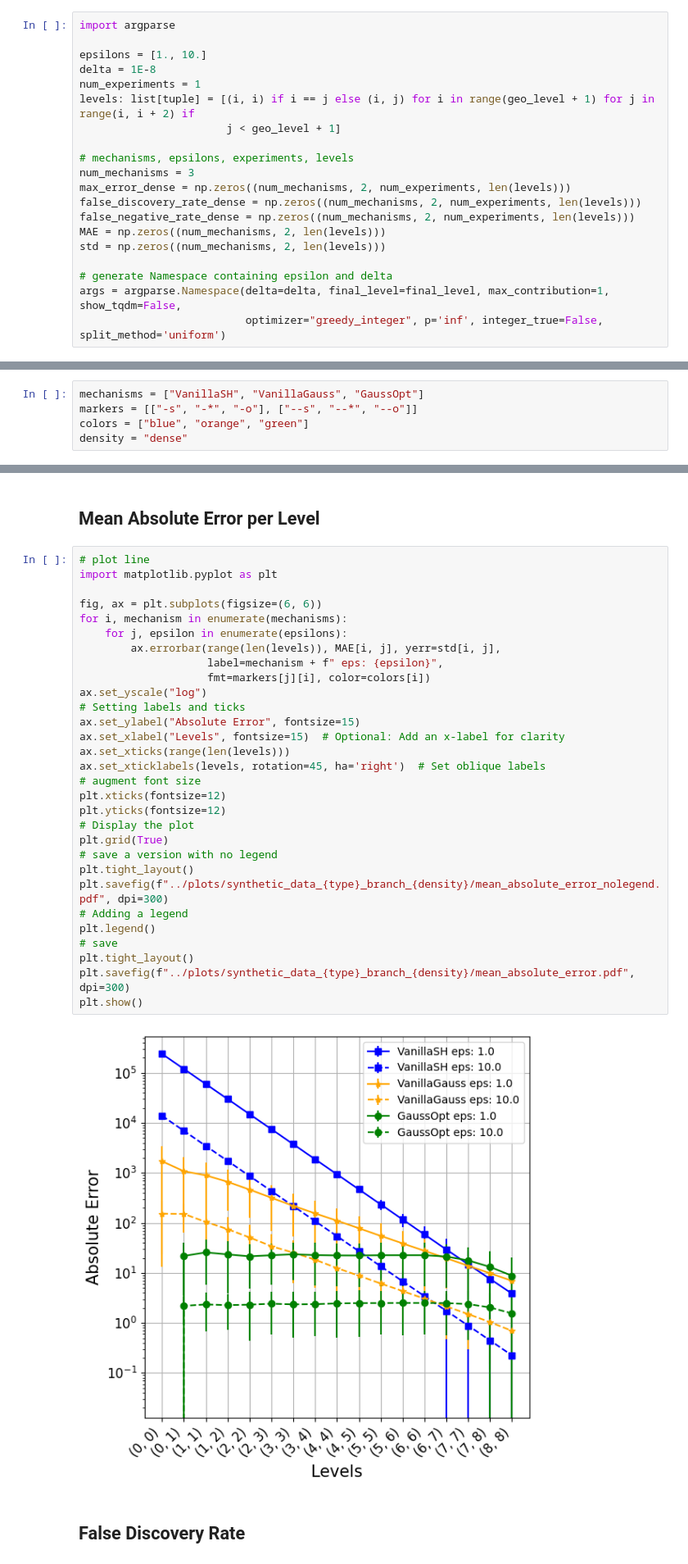
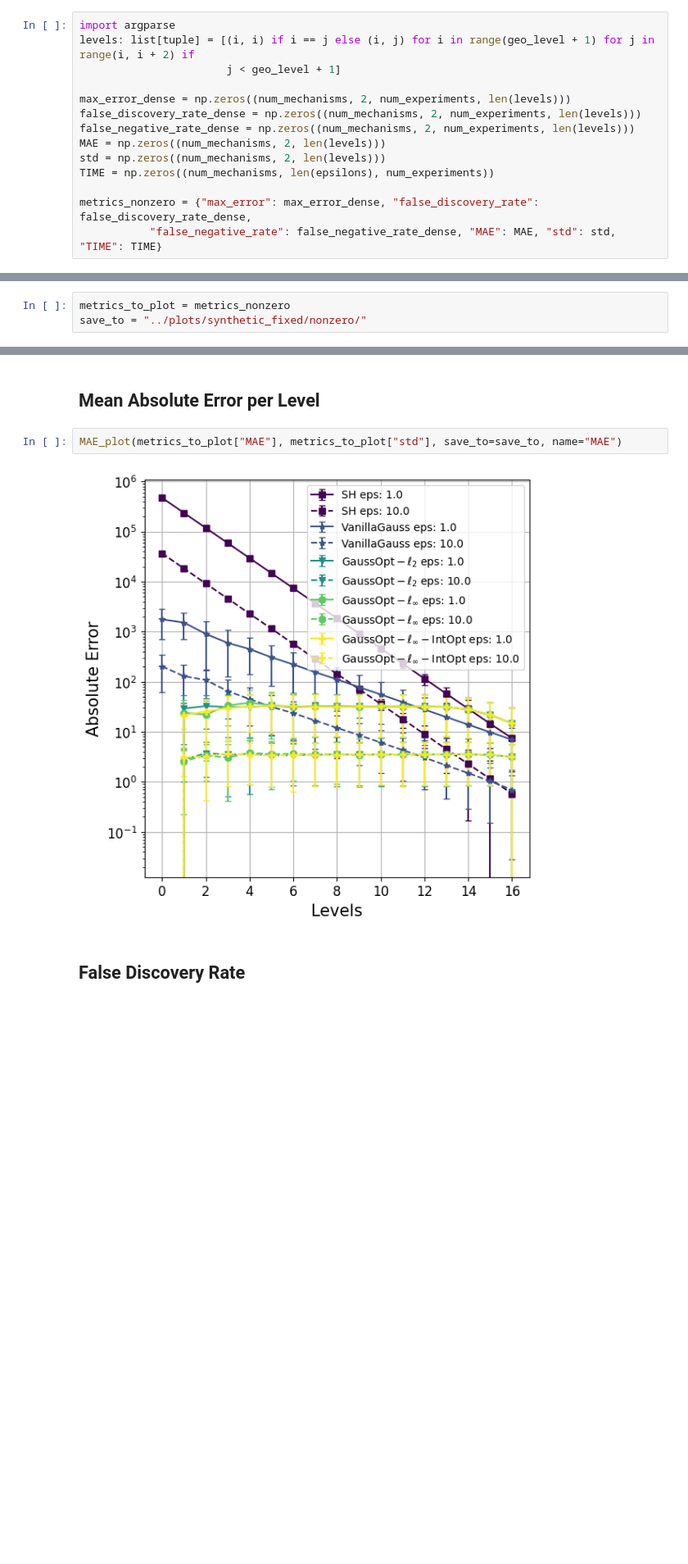
Before and after one commit to aidaLabDEI/TDA_hierarchical, a Jupyter notebook: notebooks/synthetic_data_fixed_branch.ipynb, the cells around one changed output, grey strips where cells are left out. Shown at 82% size. Cells and saved outputs as stored; diff of their text form; blank space fills up the shorter version.

```diff
--- a/notebooks/synthetic_data_fixed_branch.ipynb
+++ b/notebooks/synthetic_data_fixed_branch.ipynb
@@ -54,24 +230,18 @@ Sparsity of the data  0.0
 # Mechanism
 # %%
 import argparse
-
-epsilons = [1., 10.]
-delta = 1E-8
-num_experiments = 1
 levels: list[tuple] = [(i, i) if i == j else (i, j) for i in range(geo_level + 1) for j in range(i, i + 2) if
                        j < geo_level + 1]
 
-# mechanisms, epsilons, experiments, levels
-num_mechanisms = 3
 max_error_dense = np.zeros((num_mechanisms, 2, num_experiments, len(levels)))
 false_discovery_rate_dense = np.zeros((num_mechanisms, 2, num_experiments, len(levels)))
 false_negative_rate_dense = np.zeros((num_mechanisms, 2, num_experiments, len(levels)))
 MAE = np.zeros((num_mechanisms, 2, len(levels)))
 std = np.zeros((num_mechanisms, 2, len(levels)))
+TIME = np.zeros((num_mechanisms, len(epsilons), num_experiments))
 
-# generate Namespace containing epsilon and delta
-args = argparse.Namespace(delta=delta, final_level=final_level, max_contribution=1, show_tqdm=False,
-                          optimizer="greedy_integer", p='inf', integer_true=False, split_method='uniform')
+metrics_nonzero = {"max_error": max_error_dense, "false_discovery_rate": false_discovery_rate_dense,
+           "false_negative_rate": false_negative_rate_dense, "MAE": MAE, "std": std, "TIME": TIME}
 # %% [markdown]
 ## Apply Stability Histogram
 # %%
@@ -234,8 +378,6 @@ KeyboardInterrupt:
 # %% [markdown]
  ## Maximum Absolute Error per Level
 # %%
-mechanisms = ["VanillaSH", "VanillaGauss", "GaussOpt"]
-markers = [["-s", "-*", "-o"], ["--s", "--*", "--o"]]
-colors = ["blue", "orange", "green"]
-density = "dense"
+metrics_to_plot = metrics_nonzero
+save_to = "../plots/synthetic_fixed/nonzero/"
 # %%
@@ -277,37 +387,9 @@ plt.show()
 # %% [markdown]
 ## Mean Absolute Error per Level
 # %%
-# plot line
-import matplotlib.pyplot as plt
-
-fig, ax = plt.subplots(figsize=(6, 6))
-for i, mechanism in enumerate(mechanisms):
-    for j, epsilon in enumerate(epsilons):
-        ax.errorbar(range(len(levels)), MAE[i, j], yerr=std[i, j],
-                    label=mechanism + f" eps: {epsilon}",
-                    fmt=markers[j][i], color=colors[i])
-ax.set_yscale("log")
-# Setting labels and ticks
-ax.set_ylabel("Absolute Error", fontsize=15)
-ax.set_xlabel("Levels", fontsize=15)  # Optional: Add an x-label for clarity
-ax.set_xticks(range(len(levels)))
-ax.set_xticklabels(levels, rotation=45, ha='right')  # Set oblique labels
-# augment font size
-plt.xticks(fontsize=12)
-plt.yticks(fontsize=12)
-# Display the plot
-plt.grid(True)
-# save a version with no legend
-plt.tight_layout()
-plt.savefig(f"../plots/synthetic_data_{type}_branch_{density}/mean_absolute_error_nolegend.pdf", dpi=300)
-# Adding a legend
-plt.legend()
-# save
-plt.tight_layout()
-plt.savefig(f"../plots/synthetic_data_{type}_branch_{density}/mean_absolute_error.pdf", dpi=300)
-plt.show()
+MAE_plot(metrics_to_plot["MAE"], metrics_to_plot["std"], save_to=save_to, name="MAE")
 # %% [output]
-[figure, old version]
+[figure, new version]
 # %% [markdown]
 ## False Discovery Rate
 # %%
```
Also changed, not shown: parts of 108 cells of this notebook, 14 other files.
